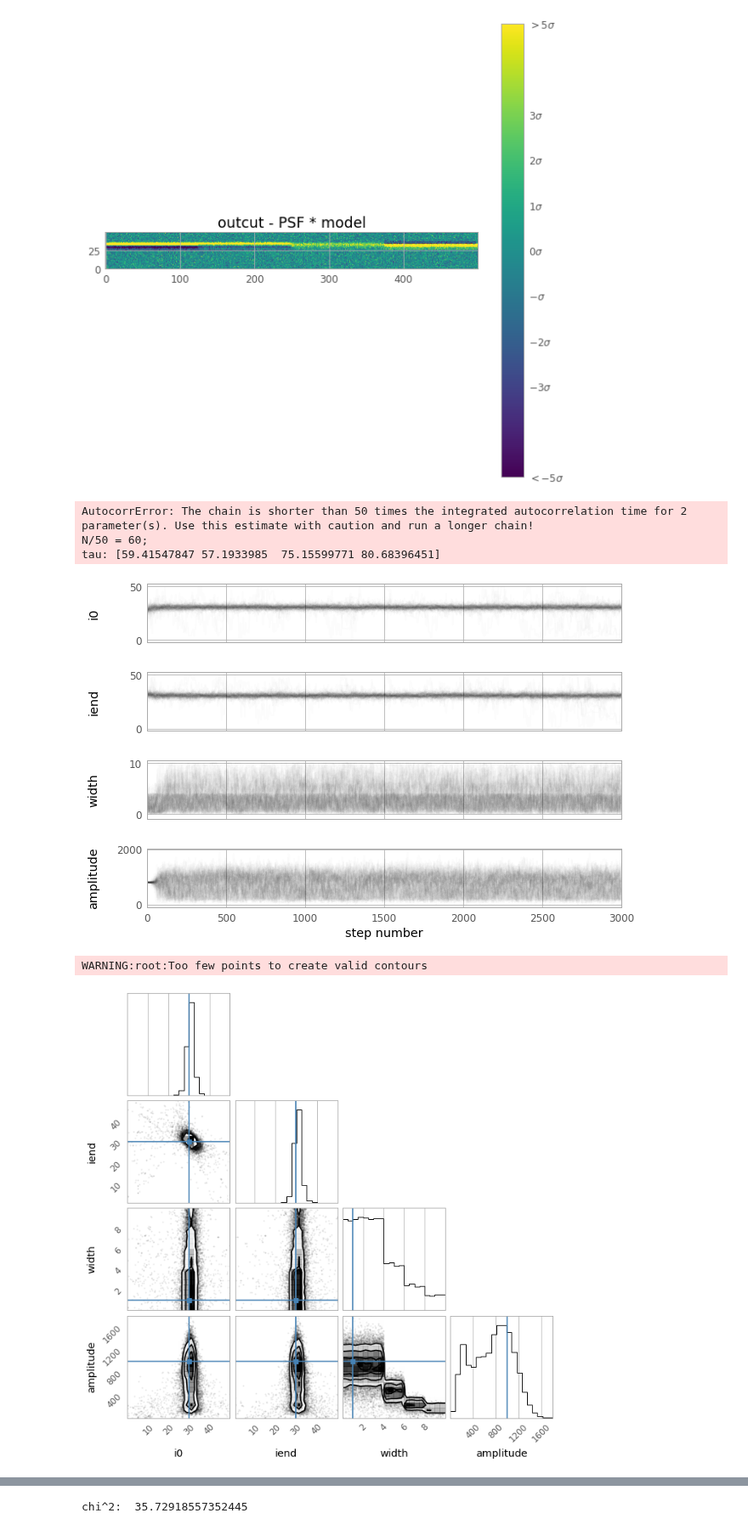
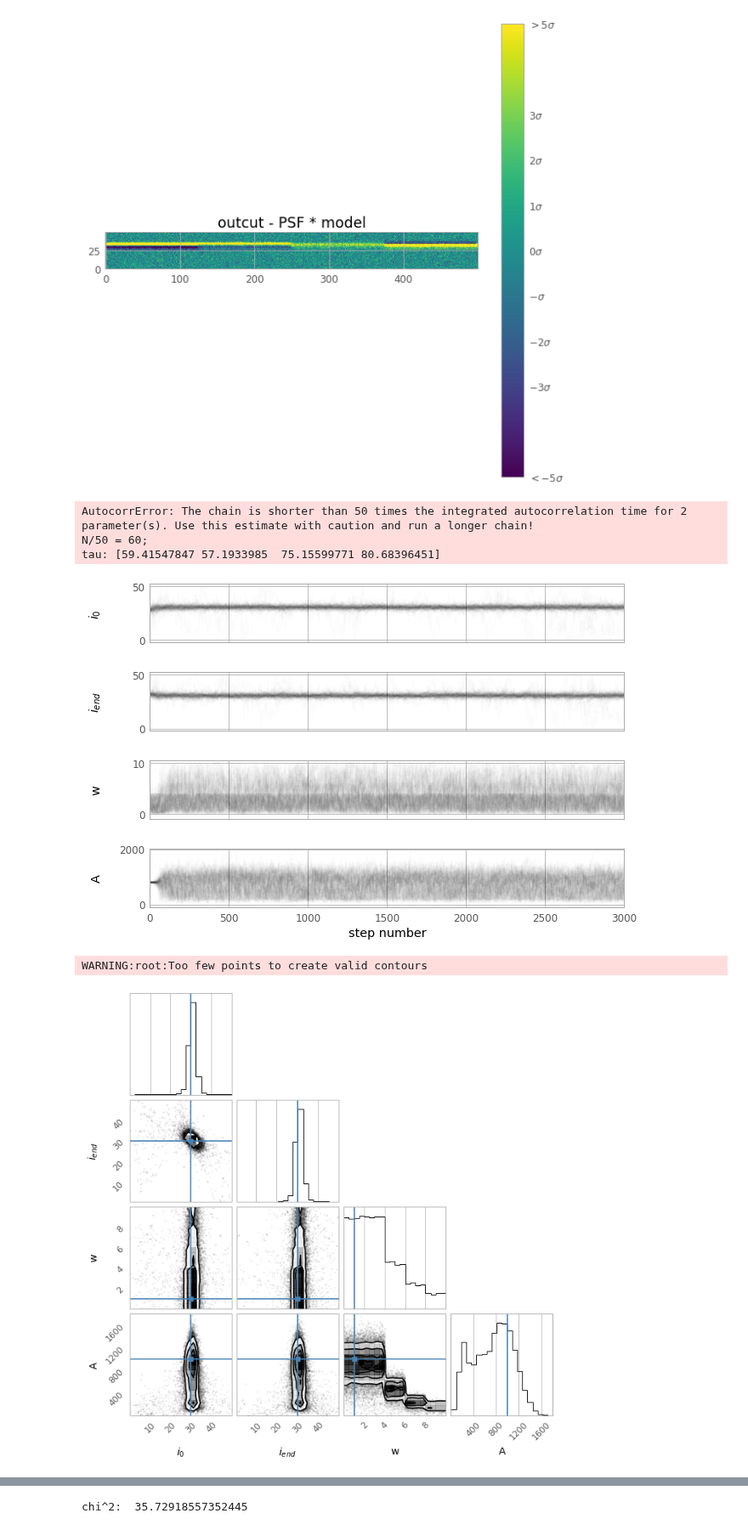
Before and after one commit to SSAEPFL/PSF, a Jupyter notebook: test-track-fitting.ipynb, the cells around one changed output, grey strips where cells are left out. Shown at 85% size. Saved outputs shown, nothing was run; the diff lists cells and outputs as text; code cells hidden in the pictures.

Commit message:
nicer figures

```diff
--- a/test-track-fitting.ipynb
+++ b/test-track-fitting.ipynb
@@ -101,16 +101,16 @@ plt.show()
 # %%
 # Model parameter fitting using Marginalization & uncertainty estimation
 # source https://emcee.readthedocs.io/en/stable/tutorials/line/
-pos = initial_guess + np.random.randn(100, 4)
+pos = initial_guess + np.random.randn(200, 4)
 nwalkers, ndim = pos.shape
 with Pool() as pool:
     sampler = emcee.EnsembleSampler(nwalkers, ndim, logProbability, args=(track_data, std, PSF, mean, True), pool=pool)
-    sampler.run_mcmc(pos, 3000, progress=True)
+    sampler.run_mcmc(pos, 5000, progress=True)
 # %%
 # looking at the steps
 fig, axes = plt.subplots(4, figsize=(10, 7), sharex=True)
 samples = sampler.get_chain()
-labels = ["i0", "iend", "width", "amplitude"]
+labels = [r'$i_0$', r'$i_{end}$', r"w", r"A"]
 for i in range(ndim):
     ax = axes[i]
     ax.plot(samples[:, :, i], "k", alpha=0.01)
@@ -127,13 +127,13 @@ print(tau)
 AutocorrError: The chain is shorter than 50 times the integrated autocorrelation time for 2 parameter(s). Use this estimate with caution and run a longer chain!
 N/50 = 60;
 tau: [59.41547847 57.1933985  75.15599771 80.68396451]
-[figure, old version]
+[figure, new version]
 # %%
-flat_samples = sampler.get_chain(discard=5, thin=10, flat=True)
+flat_samples = sampler.get_chain(discard=500, thin=10, flat=True)
 fig = corner.corner(flat_samples, labels=labels, truths=((true_parameters[0], true_parameters[1], true_parameters[2], true_parameters[3])))
 # %% [output]
 WARNING:root:Too few points to create valid contours
-[figure, old version]
+[figure, new version]
 # %%
 # results
 theta = [0, 0, 0, 0]
```
Also changed, not shown: parts of 1 cell of this notebook, 1 other file.
